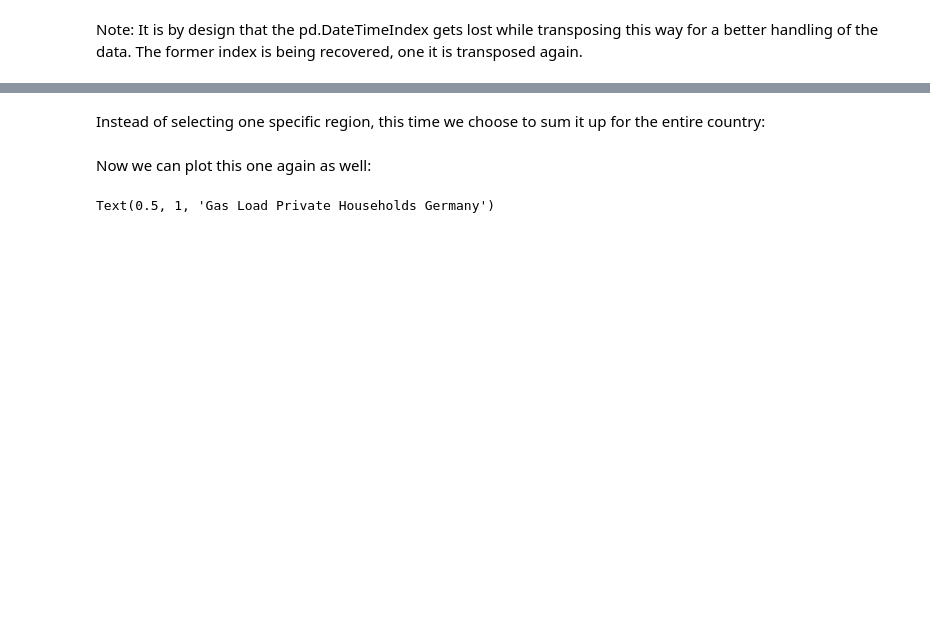
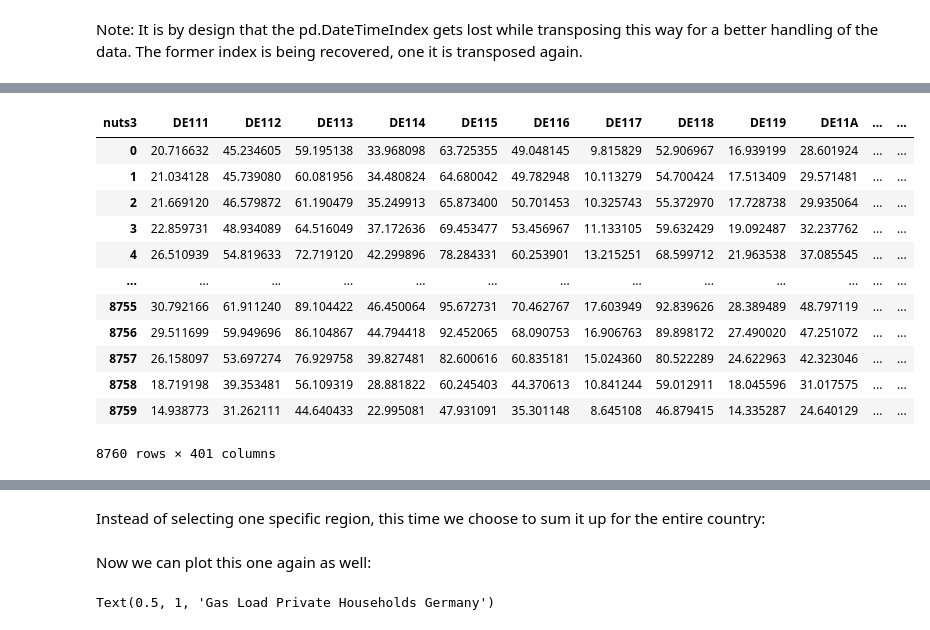
Before and after one commit to DemandRegioTeam/disaggregator, a Jupyter notebook: 04_Demo_temporal_disaggregations.ipynb, the cells around one changed output, grey strips where cells are left out. Cells and saved outputs as stored; diff of their text form; code cells hidden in the pictures; blank space fills up the shorter version.

```diff
--- a/04_Demo_temporal_disaggregations.ipynb
+++ b/04_Demo_temporal_disaggregations.ipynb
@@ -166,0 +189,4 @@ Length: 401, dtype: float64
+# %%
+df_gas_EFH = df_gas.multiply(ratio_EFH)
+df_gas_MFH = df_gas.multiply(ratio_MFH)
+df_gas_EFH
@@ -169,6 +209,6 @@ Get the gas standard load profile for _single family houses_ (EFH) - to obtain t
 # %%
-df_temp = data.standard_load_profile_gas(typ='EFH')
-df_temp
+df_temp_EFH = data.standard_load_profile_gas(typ='EFH')
+df_temp_EFH
 # %% [output]
 disaggregator.data: INFO     Merging old Göttingen+Osterode to new NUTS-v2016 region.
 | nuts3 | DE111 | DE112 | DE113 | DE114 | DE115 | DE116 | DE117 | DE118 | DE119 | DE11A | ... | ... |
@@ -225,0 +270,18 @@ df_gas_st
+# %%
+df_gas_st_EFH = temporal.disagg_temporal(df_gas_EFH, df_temp_EFH, time_indexed=True)
+df_gas_st_MFH = temporal.disagg_temporal(df_gas_MFH, df_temp_MFH, time_indexed=True)
+df_gas_st_EFH
+# %% [output]
+| nuts3 | DE111 | DE112 | DE113 | DE114 | DE115 | DE116 | DE117 | DE118 | DE119 | DE11A | ... | ... |
+| 0 | 20.716632 | 45.234605 | 59.195138 | 33.968098 | 63.725355 | 49.048145 | 9.815829 | 52.906967 | 16.939199 | 28.601924 | ... | ... |
+| 1 | 21.034128 | 45.739080 | 60.081956 | 34.480824 | 64.680042 | 49.782948 | 10.113279 | 54.700424 | 17.513409 | 29.571481 | ... | ... |
+| 2 | 21.669120 | 46.579872 | 61.190479 | 35.249913 | 65.873400 | 50.701453 | 10.325743 | 55.372970 | 17.728738 | 29.935064 | ... | ... |
+| 3 | 22.859731 | 48.934089 | 64.516049 | 37.172636 | 69.453477 | 53.456967 | 11.133105 | 59.632429 | 19.092487 | 32.237762 | ... | ... |
+| 4 | 26.510939 | 54.819633 | 72.719120 | 42.299896 | 78.284331 | 60.253901 | 13.215251 | 68.599712 | 21.963538 | 37.085545 | ... | ... |
+| ... | ... | ... | ... | ... | ... | ... | ... | ... | ... | ... | ... | ... |
+| 8755 | 30.792166 | 61.911240 | 89.104422 | 46.450064 | 95.672731 | 70.462767 | 17.603949 | 92.839626 | 28.389489 | 48.797119 | ... | ... |
+| 8756 | 29.511699 | 59.949696 | 86.104867 | 44.794418 | 92.452065 | 68.090753 | 16.906763 | 89.898172 | 27.490020 | 47.251072 | ... | ... |
+| 8757 | 26.158097 | 53.697274 | 76.929758 | 39.827481 | 82.600616 | 60.835181 | 15.024360 | 80.522289 | 24.622963 | 42.323046 | ... | ... |
+| 8758 | 18.719198 | 39.353481 | 56.109319 | 28.881822 | 60.245403 | 44.370613 | 10.841244 | 59.012911 | 18.045596 | 31.017575 | ... | ... |
+| 8759 | 14.938773 | 31.262111 | 44.640433 | 22.995081 | 47.931091 | 35.301148 | 8.645108 | 46.879415 | 14.335287 | 24.640129 | ... | ... |
+8760 rows × 401 columns
```
Also changed, not shown: parts of 13 cells of this notebook.
